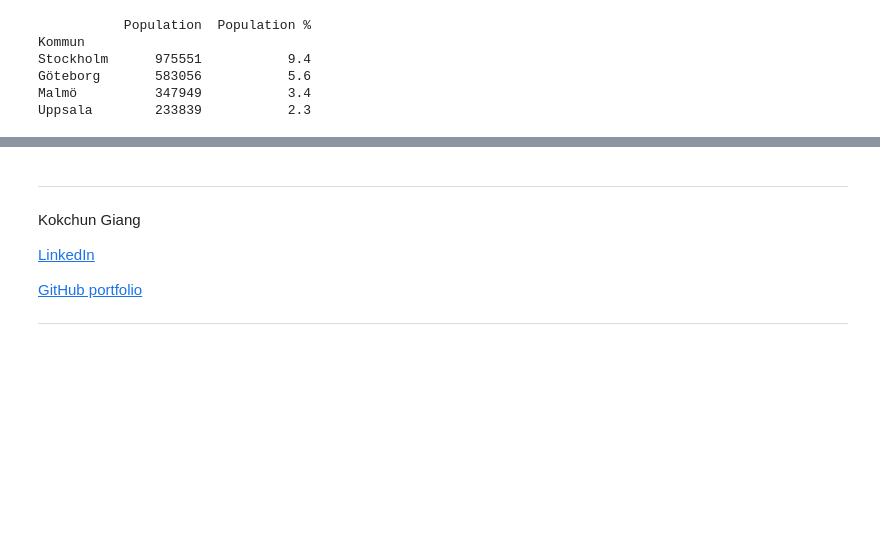
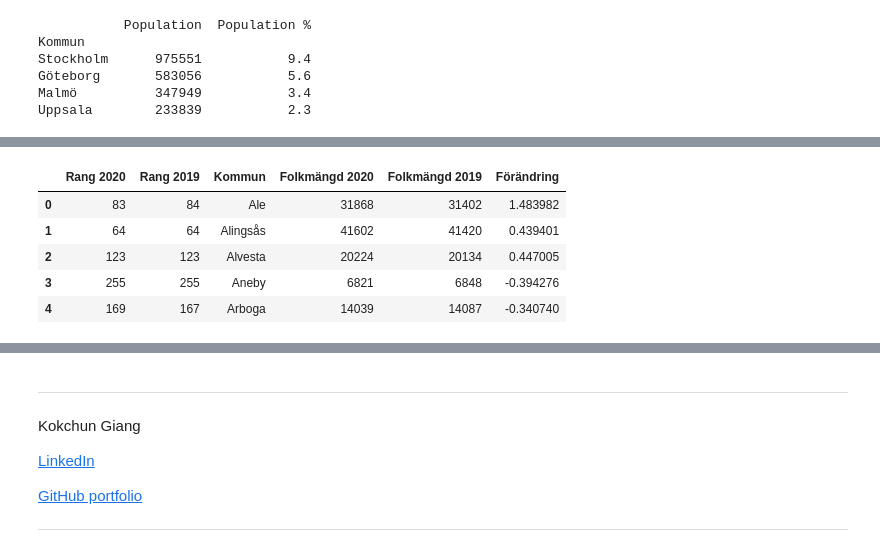
Before and after one commit to kust3n/databehandling-SARA-COSTA, a Jupyter notebook: Exercises/E00_pandas_basic_syntax.ipynb, the cells around one changed output, grey strips where cells are left out. Saved outputs shown, nothing was run; the diff lists cells and outputs as text; code cells hidden in the pictures; blank space fills up the shorter version.

```diff
--- a/Exercises/E00_pandas_basic_syntax.ipynb
+++ b/Exercises/E00_pandas_basic_syntax.ipynb
@@ -247,0 +259,11 @@ f)
+# %%
+# b
+df.columns = ["Rang 2020", "Rang 2019", "Kommun", "Folkmängd 2020", "Folkmängd 2019", "Förändring"]
+df.head()
+# %% [output]
+|  | Rang 2020 | Rang 2019 | Kommun | Folkmängd 2020 | Folkmängd 2019 | Förändring |
+| 0 | 83 | 84 | Ale | 31868 | 31402 | 1.483982 |
+| 1 | 64 | 64 | Alingsås | 41602 | 41420 | 0.439401 |
+| 2 | 123 | 123 | Alvesta | 20224 | 20134 | 0.447005 |
+| 3 | 255 | 255 | Aneby | 6821 | 6848 | -0.394276 |
+| 4 | 169 | 167 | Arboga | 14039 | 14087 | -0.340740 |
```
Also changed, not shown: parts of 6 cells of this notebook.
